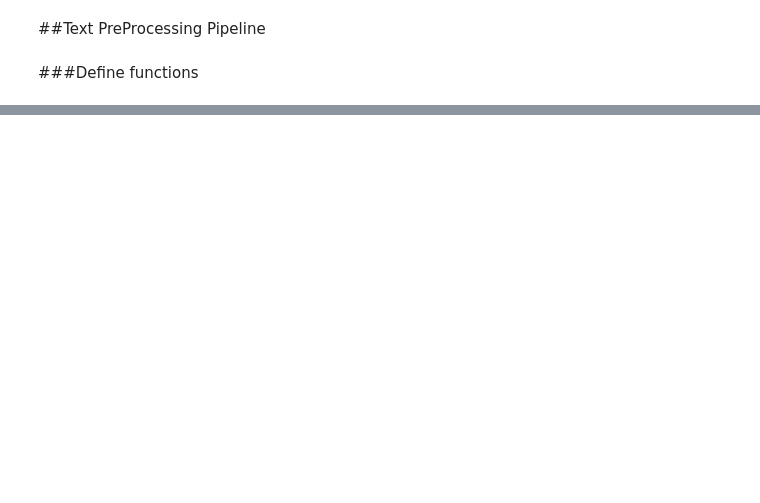
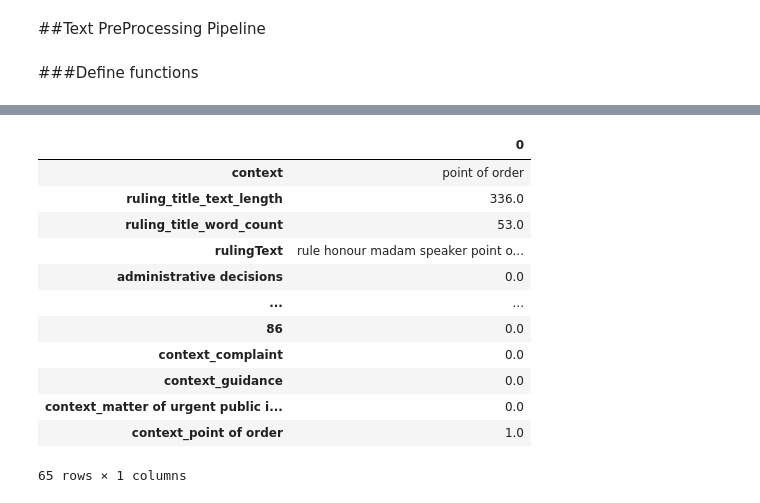
Before and after one commit to MungeliDeli/speaker-ruling-classification, a Jupyter notebook: Project_Classifier(Speakers_Rullings).ipynb, the cells around one changed output, grey strips where cells are left out. Saved outputs shown, nothing was run; the diff lists cells and outputs as text; code cells hidden in the pictures; blank space fills up the shorter version.

```diff
--- a/Project_Classifier(Speakers_Rullings).ipynb
+++ b/Project_Classifier(Speakers_Rullings).ipynb
@@ -563,0 +892,16 @@ print(ruling_df['context'])
+# %%
+ruling_df.head(1).T
+# %% [output]
+|  | 0 |
+| context | point of order |
+| ruling_title_text_length | 336.0 |
+| ruling_title_word_count | 53.0 |
+| rulingText | rule honour madam speaker point o... |
+| administrative decisions | 0.0 |
+| ... | ... |
+| 86 | 0.0 |
+| context_complaint | 0.0 |
+| context_guidance | 0.0 |
+| context_matter of urgent public i... | 0.0 |
+| context_point of order | 1.0 |
+65 rows × 1 columns
```
Also changed, not shown: parts of 41 cells of this notebook.
